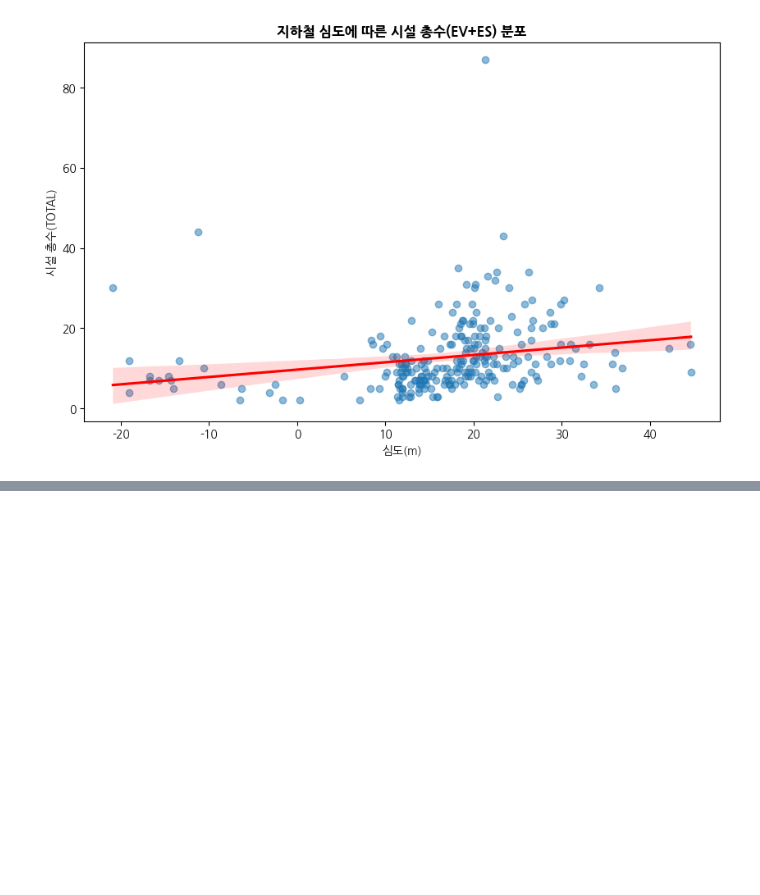
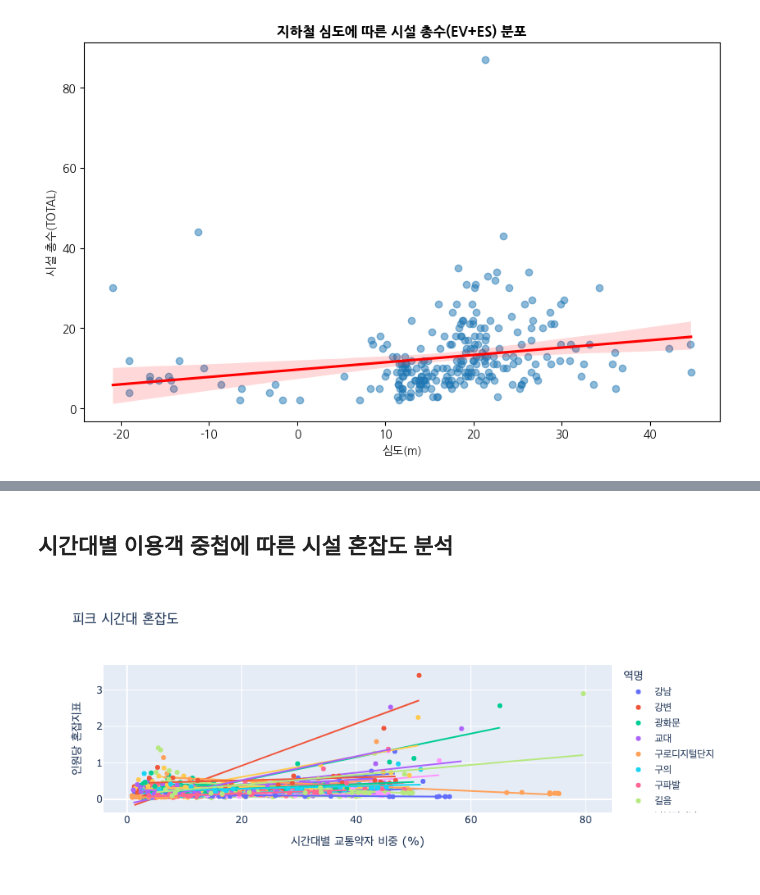
Before and after one commit to JsunXCIX/sprint-p1-basic, a Jupyter notebook: notebooks/team/team7_total_code.ipynb, the cells around one changed output, grey strips where cells are left out. Drawn from its saved outputs; the diff is of its cells as text; code cells hidden in the pictures; blank space fills up the shorter version.

```diff
--- a/notebooks/team/team7_total_code.ipynb
+++ b/notebooks/team/team7_total_code.ipynb
@@ -1811,0 +1938,2 @@ plt.show()
+# %% [markdown]
+## 시간대별 이용객 중첩에 따른 시설 혼잡도 분석
@@ -1811,0 +1948,17 @@ plt.show()
+# %%
+# [전체 데이터] 역별 시간대 합계 및 무임총합 추출
+df_total_agg = df_total.groupby('역명').agg({
+    **{col: 'sum' for col in time_cols},
+    '무임승하차인원': 'first',
+    '시간대총합': 'first'
+}).reset_index()
+# %%
+# [노인 데이터] 역별 시간대 합계 및 노인총합 추출
+df_senior_agg = df_senior.groupby('역명').agg({
+    **{col: 'sum' for col in time_cols},
+    '시간대총합': 'first'
+}).rename(columns={'시간대총합': '노인총합'}).reset_index()
+# %%
+# 데이터 병합
+df_final = pd.merge(df_total_agg, df_senior_agg, on='역명', suffixes=('_전체', '_노인'))
+df_final = pd.merge(df_final, df_cong, on='역명')
@@ -1811,0 +1998,23 @@ plt.show()
+# %%
+df_result = pd.DataFrame(analysis_list)
+# df_result.to_csv('교통약자_시간대별_혼잡도_분석_최종.csv', index=False, encoding='cp949')
+# %%
+# hover_name: 마우스 올리면 '역명' 표시
+# trendline="ols": 최소제곱법(Ordinary Least Squares) 기반 추세선 추가
+fig = px.scatter(df_result,
+                 x='시간대별_교통약자비중',
+                 y='인원당혼잡지표',
+                 hover_name='역명',
+                 color='역명',
+                 trendline="ols",  # 이 부분이 추세선을 그려줍니다
+                 title='피크 시간대 혼잡도')
+
+# 그래프 레이아웃 깔끔하게 정리
+fig.update_layout(
+    xaxis_title="시간대별 교통약자 비중 (%)",
+    yaxis_title="인원당 혼잡지표"
+)
+
+fig.show()
+# %% [output]
+[figure, added]
```
Also changed, not shown: parts of 20 cells of this notebook.
